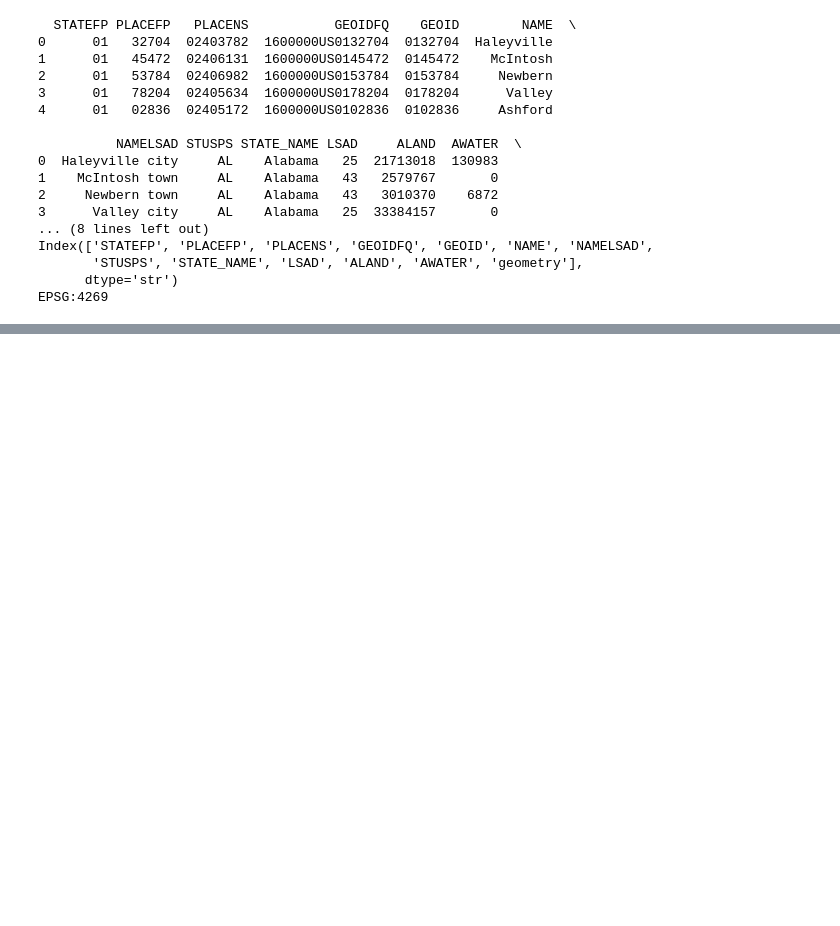
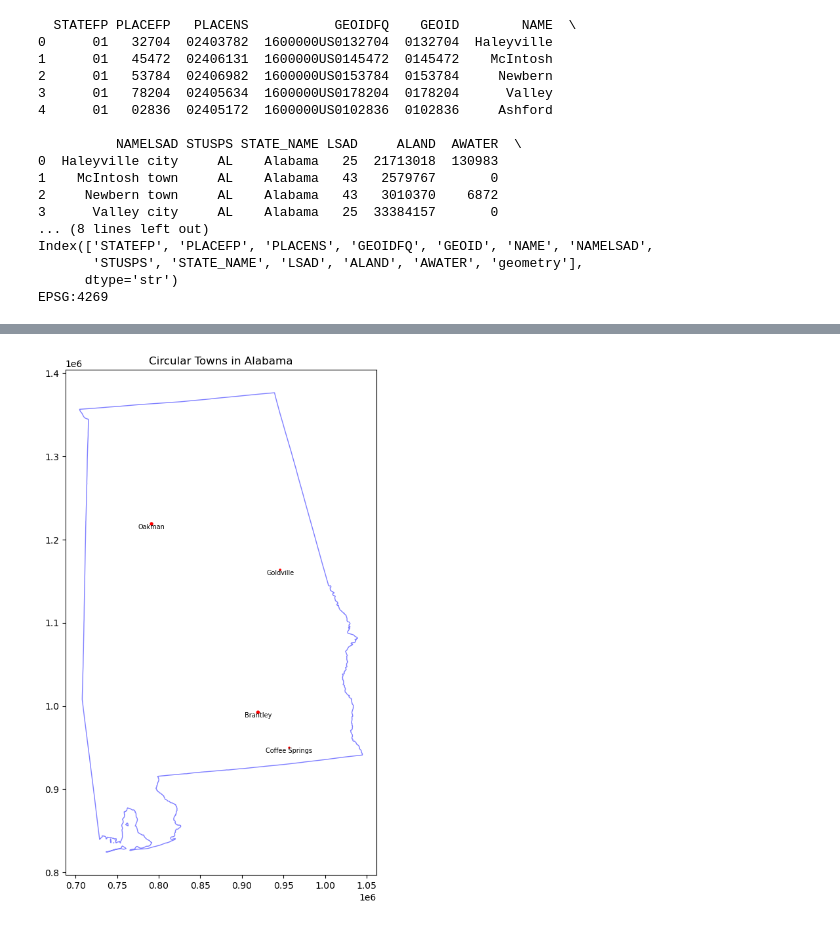
Before and after one commit to JAEL65/In-Class-Activity-2-AES-408, a Jupyter notebook: Alabamacirculartowns-1.ipynb, the cells around one changed output, grey strips where cells are left out. Drawn from its saved outputs; the diff is of its cells as text; code cells hidden in the pictures; blank space fills up the shorter version.

```diff
--- a/Alabamacirculartowns-1.ipynb
+++ b/Alabamacirculartowns-1.ipynb
@@ -75,0 +76,11 @@ plt.show()
+# %%
+fig, ax = plt.subplots(figsize=(10, 10))
+states.plot(ax=ax, color="white", edgecolor="blue", alpha=0.5)
+circular_towns.plot(ax=ax, color="red", edgecolor="red")
+for idx, row in circular_towns.iterrows():
+    x, y = row.geometry.centroid.coords[0]
+    ax.text(x, y,row["NAME"],fontsize=7,ha="center",va="top")
+plt.title("Circular Towns in Alabama")
+plt.show()
+# %% [output]
+[figure, added]
```
Also changed, not shown: parts of 5 cells of this notebook.
